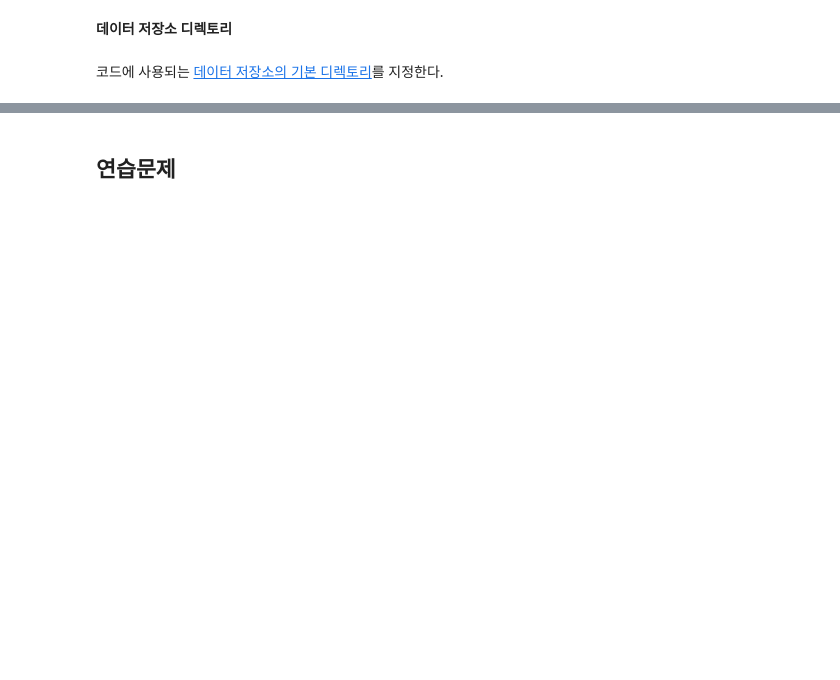
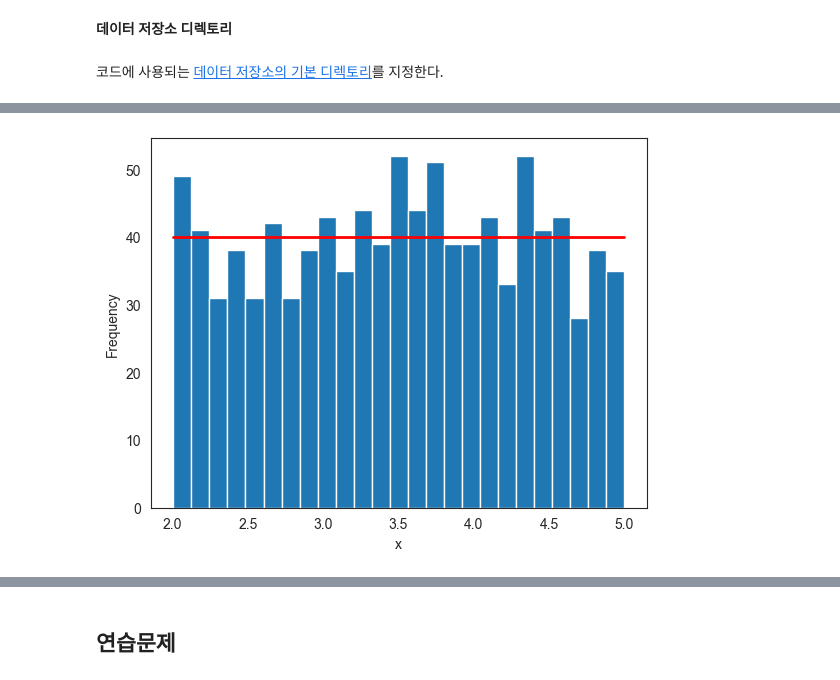
Before and after one commit to codingalzi/DataSci, a Jupyter notebook: _sources/probability_continuous.ipynb, the cells around one changed output, grey strips where cells are left out. Drawn from its saved outputs; the diff is of its cells as text; code cells hidden in the pictures; blank space fills up the shorter version.

```diff
--- a/_sources/probability_continuous.ipynb
+++ b/_sources/probability_continuous.ipynb
@@ -45,3 +37,5 @@ import matplotlib.pyplot as plt
+# %%
+sns.set_style("white")
 # %% [markdown]
 **데이터 저장소 디렉토리**
 # %% [markdown]
@@ -222,0 +397,4 @@ housing['median_income'].mean()
+# %%
+np.random.seed(17)
+
+uni1000 = np.random.uniform(2, 5,1000)
@@ -222,0 +423,14 @@ housing['median_income'].mean()
+# %%
+fig, ax = plt.subplots()
+
+freqs, bins, _ = ax.hist(uni1000, bins=25)
+
+# 평균 도수: freqs.mean() = 40.0
+ax.plot(bins, np.ones_like(bins) * freqs.mean(), linewidth=2, color='r')
+
+ax.set_xlabel('x')
+ax.set_ylabel('Frequency')
+
+plt.show()
+# %% [output]
+[figure, added]
```
Also changed, not shown: parts of 146 cells of this notebook, 48 other files.
